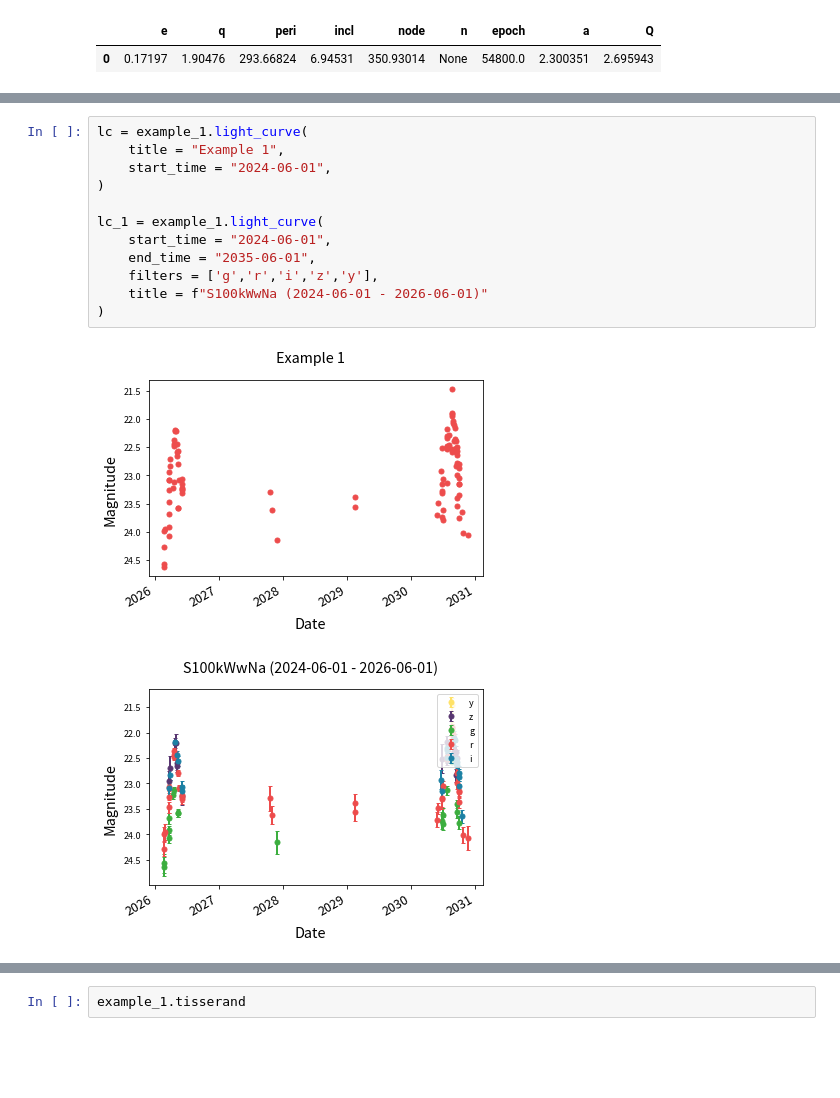
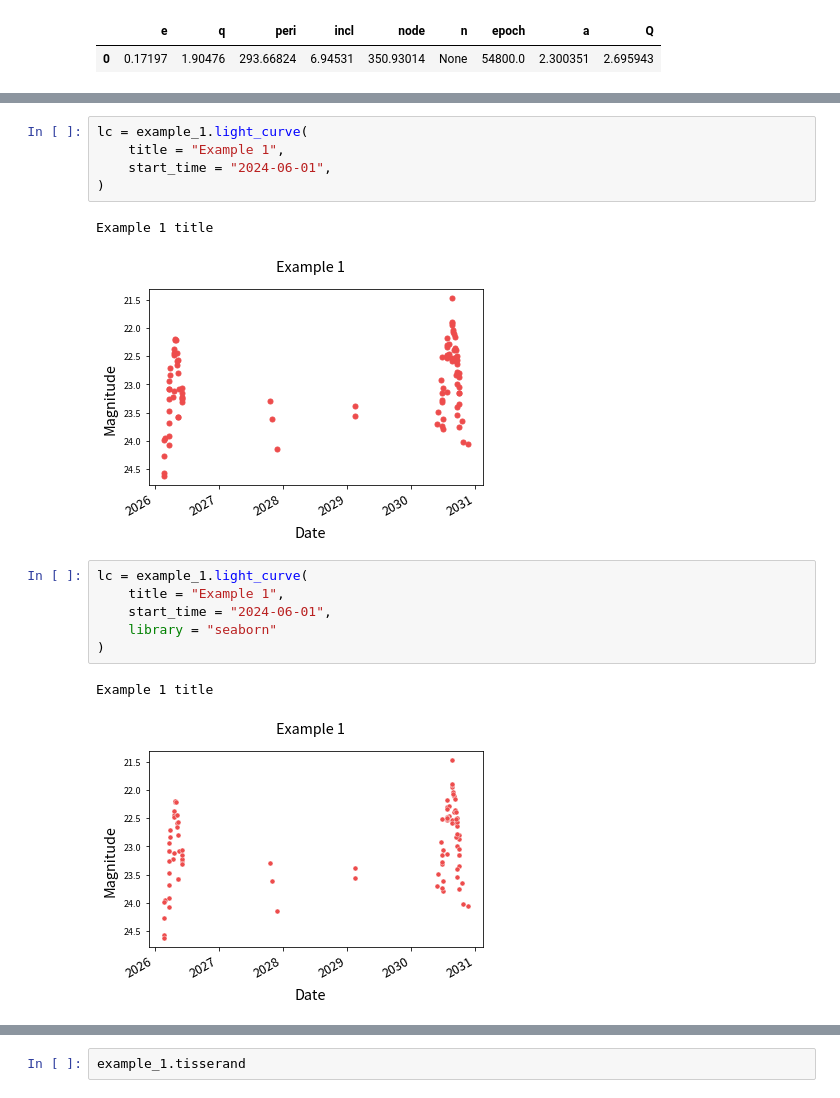
Before and after one commit to QUB-Planet-Lab/LSST_Solar_System_Plotting_Tools, a Jupyter notebook: PlottingTools/Tutorial/class_examples.ipynb, the cells around one changed output, grey strips where cells are left out. Drawn from its saved outputs; the diff is of its cells as text; blank space fills up the shorter version.

```diff
--- a/PlottingTools/Tutorial/class_examples.ipynb
+++ b/PlottingTools/Tutorial/class_examples.ipynb
@@ -29,16 +33,18 @@ lc = example_1.light_curve(
     title = "Example 1",
     start_time = "2024-06-01",
 )
-
-lc_1 = example_1.light_curve(
-    start_time = "2024-06-01",
-    end_time = "2035-06-01",
-    filters = ['g','r','i','z','y'],
-    title = f"S100kWwNa (2024-06-01 - 2026-06-01)"
-)
 # %% [output]
+Example 1 title
 [figure]
-[figure, removed]
+# %%
+lc = example_1.light_curve(
+    title = "Example 1",
+    start_time = "2024-06-01",
+    library = "seaborn"
+)
+# %% [output]
+Example 1 title
+[figure, added]
 # %%
 example_1.plot_orbit(title = "2D orbit of object S100kWwNa")
 example_1.plot_orbit(projection = "3D")
```
Also changed, not shown: parts of 10 cells of this notebook, 1 other file.
